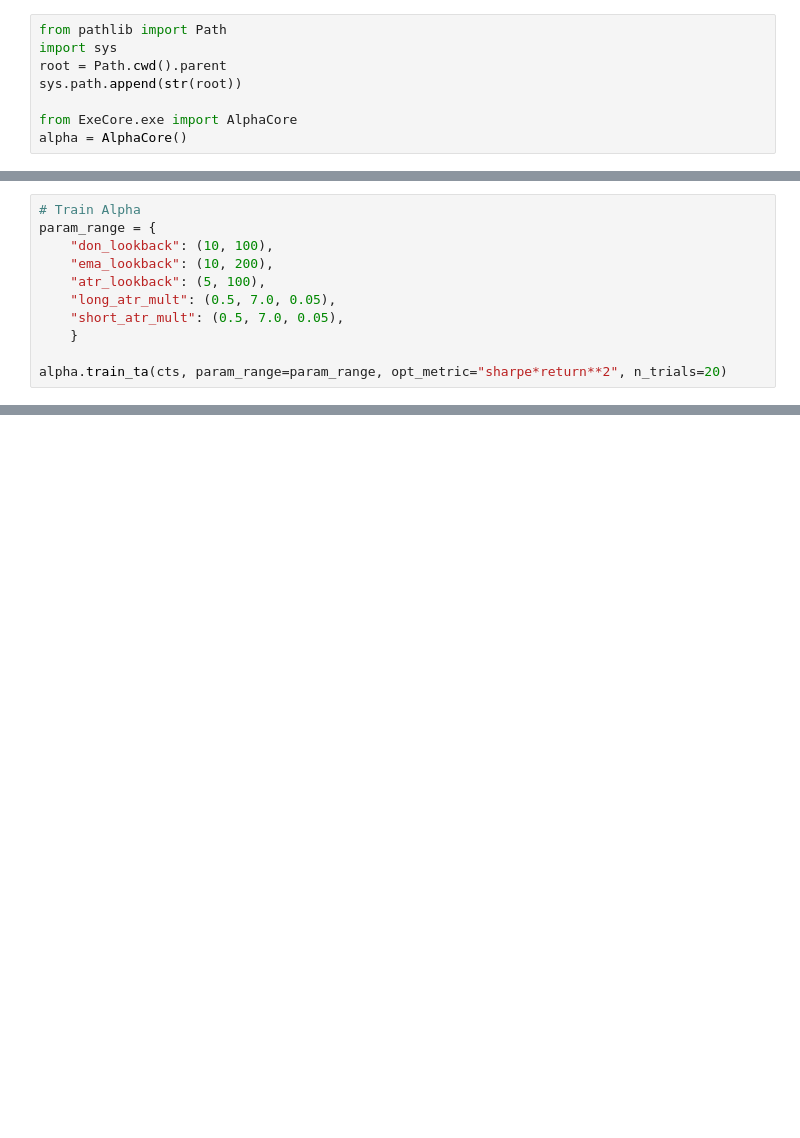
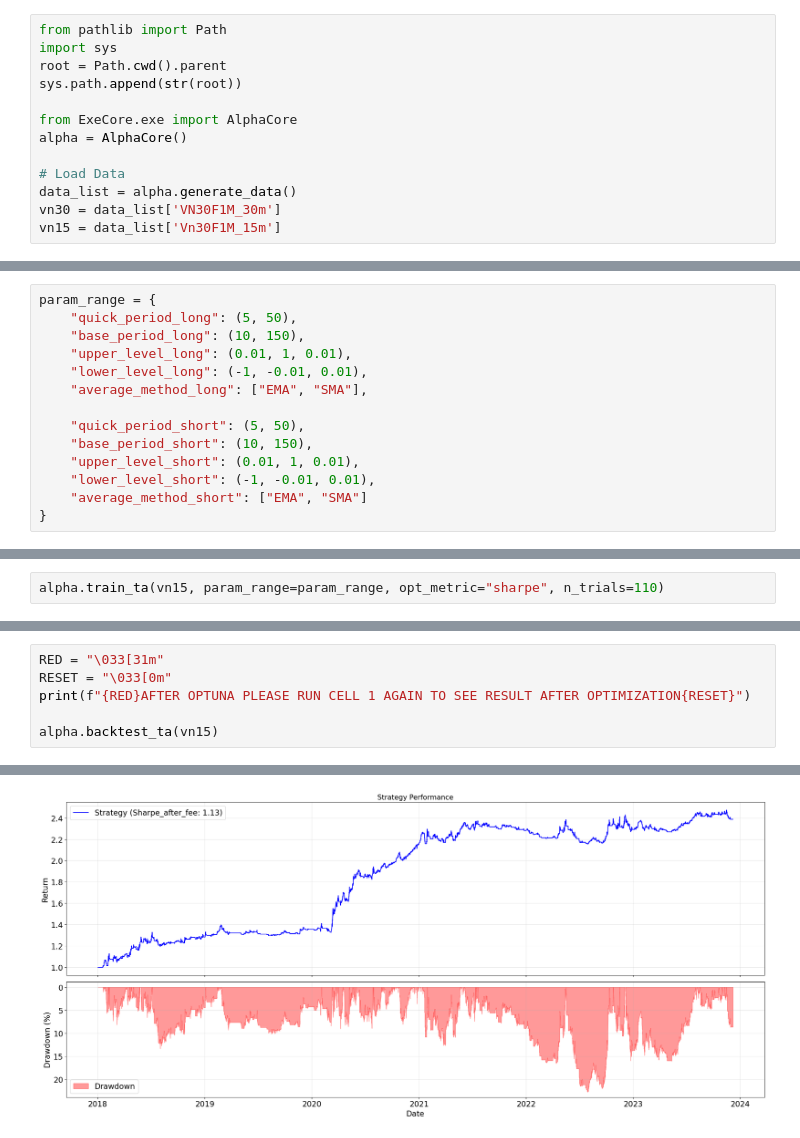
Before and after one commit to PeterDingVN/VNMiniQuant, a Jupyter notebook: ExeCore/exe.ipynb, the cells around one changed output, grey strips where cells are left out. Cells and saved outputs as stored; diff of their text form; blank space fills up the shorter version.

```diff
--- a/ExeCore/exe.ipynb
+++ b/ExeCore/exe.ipynb
@@ -6,4 +6,9 @@ sys.path.append(str(root))
 
 from ExeCore.exe import AlphaCore
 alpha = AlphaCore()
+
+# Load Data
+data_list = alpha.generate_data()
+vn30 = data_list['VN30F1M_30m']
+vn15 = data_list['Vn30F1M_15m']
 # %% [output]
@@ -21,11 +21,14 @@ cts = data_list['ACB_15m']
 # %%
-# Train Alpha
 param_range = {
-    "don_lookback": (10, 100),
-    "ema_lookback": (10, 200),
-    "atr_lookback": (5, 100),
-    "long_atr_mult": (0.5, 7.0, 0.05),
-    "short_atr_mult": (0.5, 7.0, 0.05),
-    }
+    "quick_period_long": (5, 50),
+    "base_period_long": (10, 150),
+    "upper_level_long": (0.01, 1, 0.01),
+    "lower_level_long": (-1, -0.01, 0.01),
+    "average_method_long": ["EMA", "SMA"],
 
-alpha.train_ta(cts, param_range=param_range, opt_metric="sharpe*return**2", n_trials=20)
+    "quick_period_short": (5, 50),
+    "base_period_short": (10, 150),
+    "upper_level_short": (0.01, 1, 0.01),
+    "lower_level_short": (-1, -0.01, 0.01),
+    "average_method_short": ["EMA", "SMA"]
+}
@@ -100,0 +35,2 @@ Successfully scraped 2/2 symbol
+# %%
+alpha.train_ta(vn15, param_range=param_range, opt_metric="sharpe", n_trials=110)
@@ -100,0 +62,7 @@ Successfully scraped 2/2 symbol
+# %%
+RED = "\033[31m"
+RESET = "\033[0m"
+print(f"{RED}AFTER OPTUNA PLEASE RUN CELL 1 AGAIN TO SEE RESULT AFTER OPTIMIZATION{RESET}")
+
+alpha.backtest_ta(vn15)
+# %% [output]
@@ -100,0 +86 @@ Successfully scraped 2/2 symbol
+[figure, added]
```
Also changed, not shown: parts of 6 cells of this notebook, 1 other file.
